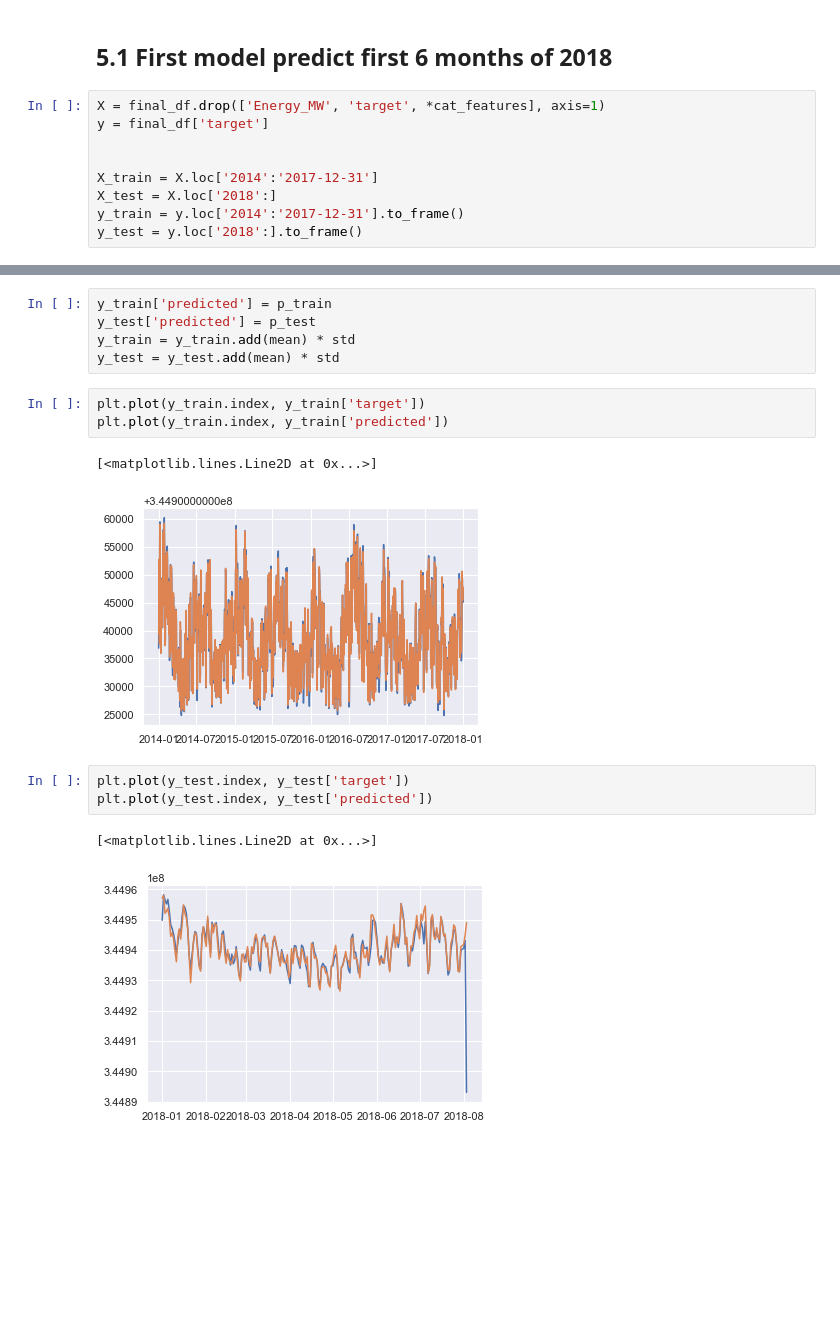
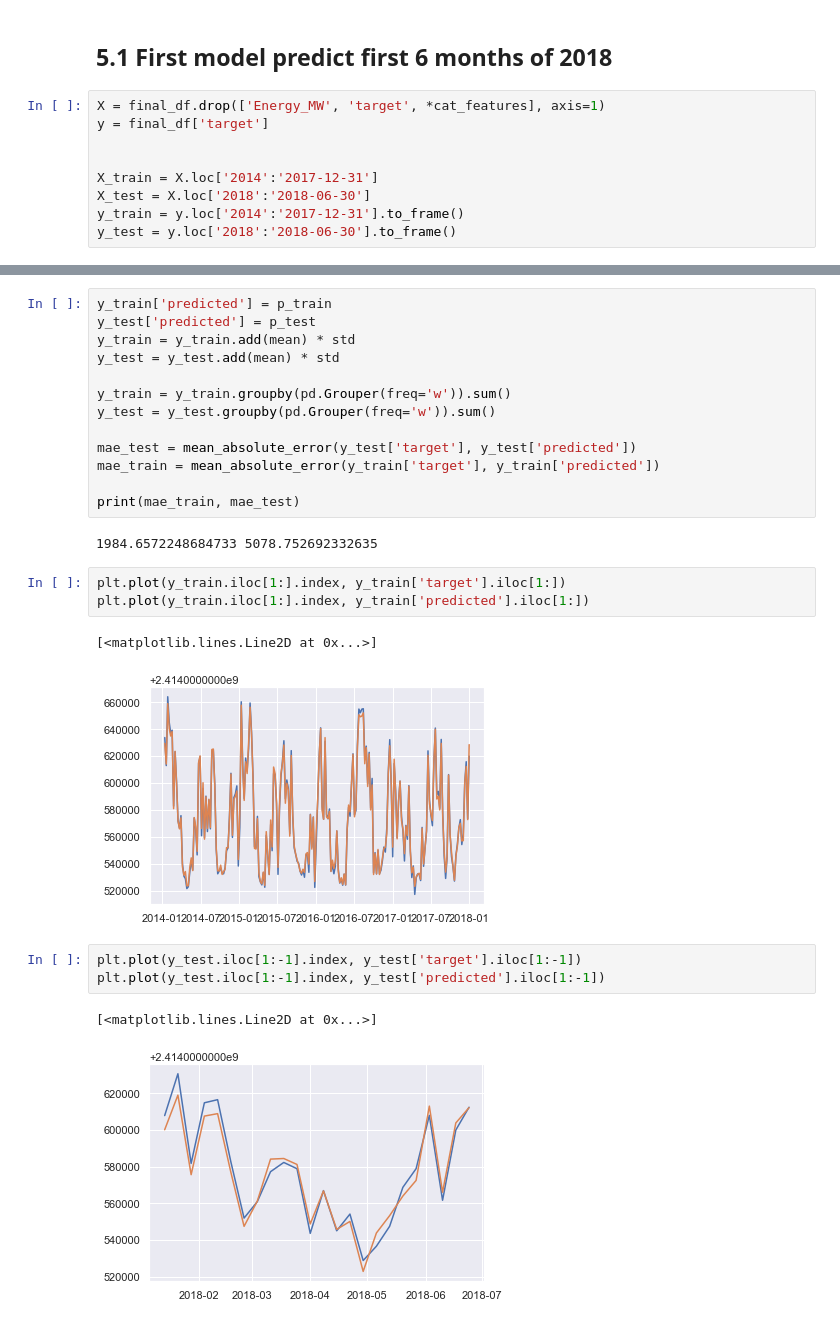
Before and after one commit to jumpincrane/EAD_project_2, a Jupyter notebook: analiza.ipynb, the cells around one changed output, grey strips where cells are left out. Saved outputs shown, nothing was run; the diff lists cells and outputs as text; blank space fills up the shorter version.

```diff
--- a/analiza.ipynb
+++ b/analiza.ipynb
@@ -364,9 +374,9 @@ y = final_df['target']
 
 
 X_train = X.loc['2014':'2017-12-31']
-X_test = X.loc['2018':]
+X_test = X.loc['2018':'2018-06-30']
 y_train = y.loc['2014':'2017-12-31'].to_frame()
-y_test = y.loc['2018':].to_frame()
+y_test = y.loc['2018':'2018-06-30'].to_frame()
 # %%
 from sklearn.linear_model import LinearRegression
 from sklearn.ensemble import RandomForestRegressor
@@ -387,15 +390,25 @@ y_train['predicted'] = p_train
 y_test['predicted'] = p_test
 y_train = y_train.add(mean) * std
 y_test = y_test.add(mean) * std
+
+y_train = y_train.groupby(pd.Grouper(freq='w')).sum()
+y_test = y_test.groupby(pd.Grouper(freq='w')).sum()
+
+mae_test = mean_absolute_error(y_test['target'], y_test['predicted'])
+mae_train = mean_absolute_error(y_train['target'], y_train['predicted'])
+
+print(mae_train, mae_test)
+# %% [output]
+1984.6572248684733 5078.752692332635
 # %%
-plt.plot(y_train.index, y_train['target'])
-plt.plot(y_train.index, y_train['predicted'])
+plt.plot(y_train.iloc[1:].index, y_train['target'].iloc[1:])
+plt.plot(y_train.iloc[1:].index, y_train['predicted'].iloc[1:])
 # %% [output]
 [<matplotlib.lines.Line2D at 0x...>]
-[figure, old version]
+[figure, new version]
 # %%
-plt.plot(y_test.index, y_test['target'])
-plt.plot(y_test.index, y_test['predicted'])
+plt.plot(y_test.iloc[1:-1].index, y_test['target'].iloc[1:-1])
+plt.plot(y_test.iloc[1:-1].index, y_test['predicted'].iloc[1:-1])
 # %% [output]
 [<matplotlib.lines.Line2D at 0x...>]
-[figure, old version]
+[figure, new version]
```
Also changed, not shown: parts of 15 cells of this notebook.
